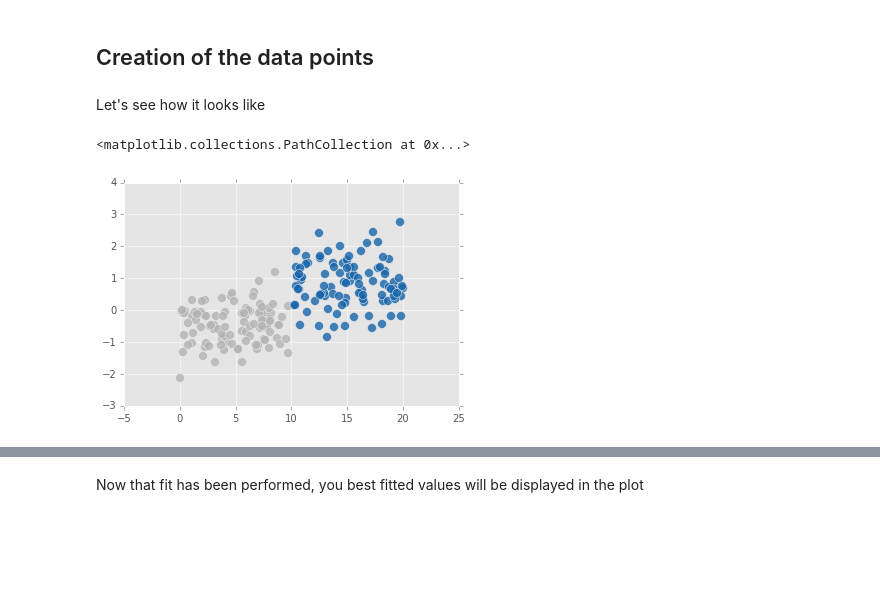
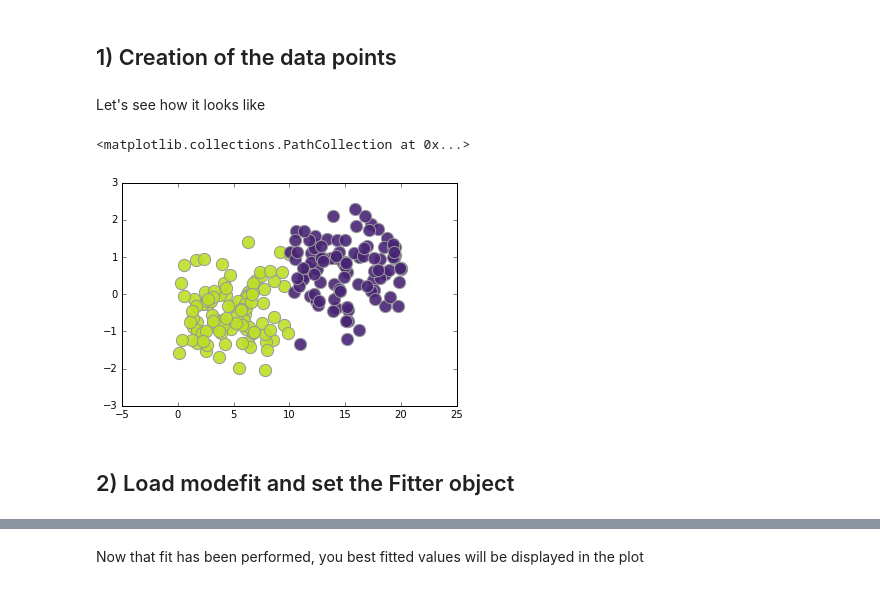
Before and after one commit to MickaelRigault/modefit, a Jupyter notebook: notebooks/Fitting Step on Mock Data.ipynb, the cells around one changed output, grey strips where cells are left out. Drawn from its saved outputs; the diff is of its cells as text; code cells hidden in the pictures; blank space fills up the shorter version.

```diff
--- a/notebooks/Fitting Step on Mock Data.ipynb
+++ b/notebooks/Fitting Step on Mock Data.ipynb
@@ -20,5 +21,5 @@ import numpy as np
 # %% [markdown]
-## Creation of the data points
+## 1) Creation of the data points
 # %%
 # Structure of the _data: [x,y,yerr]
 npointa,npointb = 100,100
@@ -29,9 +29,11 @@ bdata = np.asarray([np.random.rand(npointb)*10+10, np.random.normal(loc=0.7,scal
 Let's see how it looks like
 # %%
 import matplotlib.pyplot as mpl
-mpl.style.use('ggplot')
-mpl.scatter(adata[0],adata[1], s=80, facecolors=mpl.cm.binary(0.3,0.8))
-mpl.scatter(bdata[0],bdata[1], s=80, facecolors=mpl.cm.Blues(0.8,0.8))
+prop = dict(s=150, edgecolors="0.6")
+mpl.scatter(adata[0],adata[1], facecolors=mpl.cm.viridis_r(0.1,0.9),**prop)
+mpl.scatter(bdata[0],bdata[1], facecolors=mpl.cm.viridis_r(0.9,0.9),**prop)
 # %% [output]
 <matplotlib.collections.PathCollection at 0x...>
-[figure, old version]
+[figure, new version]
+# %% [markdown]
+## 2) Load modefit and set the Fitter object
```
Also changed, not shown: parts of 22 cells of this notebook, 4 other files.
